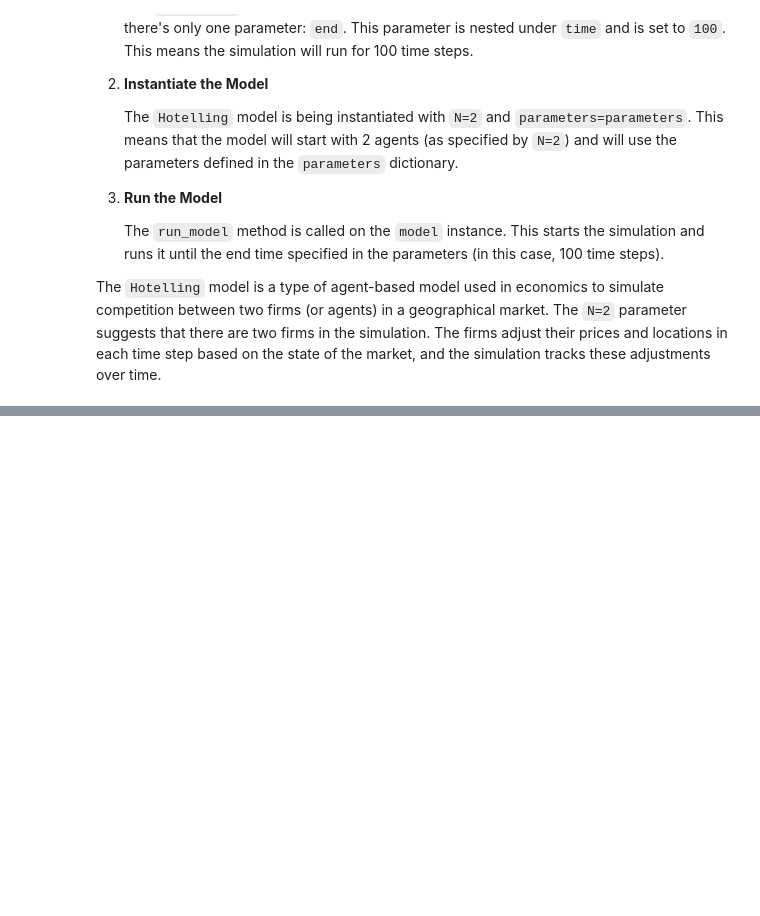
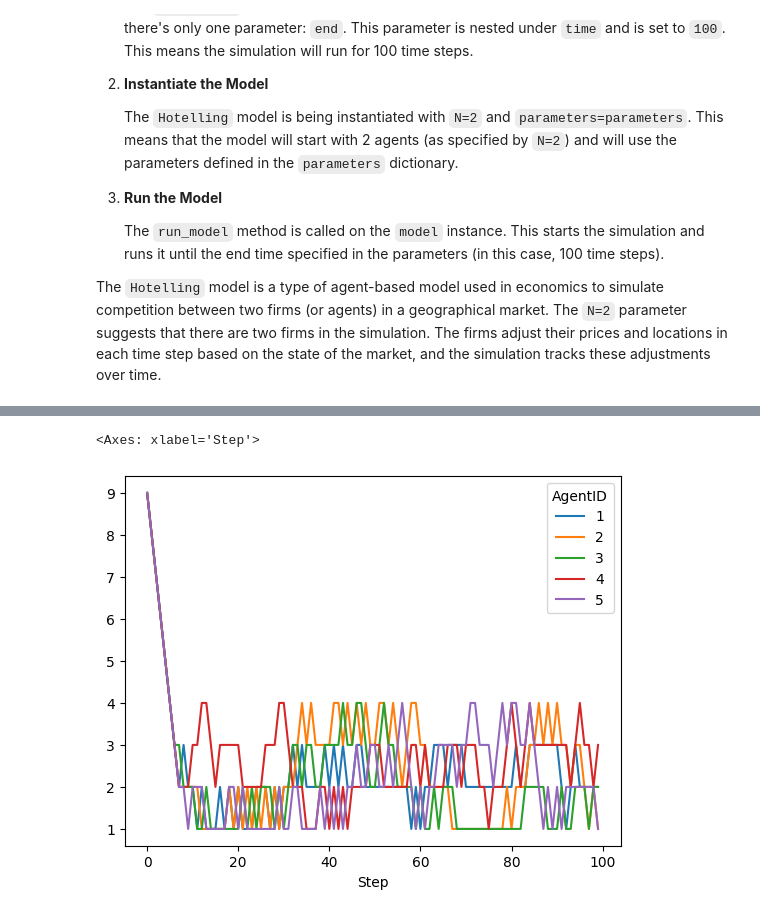
Before and after one commit to SongshGeoLab/ABSESpy, a Jupyter notebook: docs/tutorial/beginner/hotelling_tutorial.ipynb, the cells around one changed output, grey strips where cells are left out. Saved outputs shown, nothing was run; the diff lists cells and outputs as text; code cells hidden in the pictures; blank space fills up the shorter version.

```diff
--- a/docs/tutorial/beginner/hotelling_tutorial.ipynb
+++ b/docs/tutorial/beginner/hotelling_tutorial.ipynb
@@ -431,0 +471,10 @@ model.run_model()
+# %%
+parameters = {
+    "time": {
+        "end": 100,
+    }
+}
+
+model = Hotelling(N=5, parameters=parameters)
+
+model.run_model()
@@ -431,0 +483,7 @@ model.run_model()
+# %%
+results = model.datacollector.get_agent_vars_dataframe()
+
+results.unstack(level=1).Price.plot()
+# %% [output]
+<Axes: xlabel='Step'>
+[figure, added]
```
Also changed, not shown: parts of 12 cells of this notebook, 3 other files.
